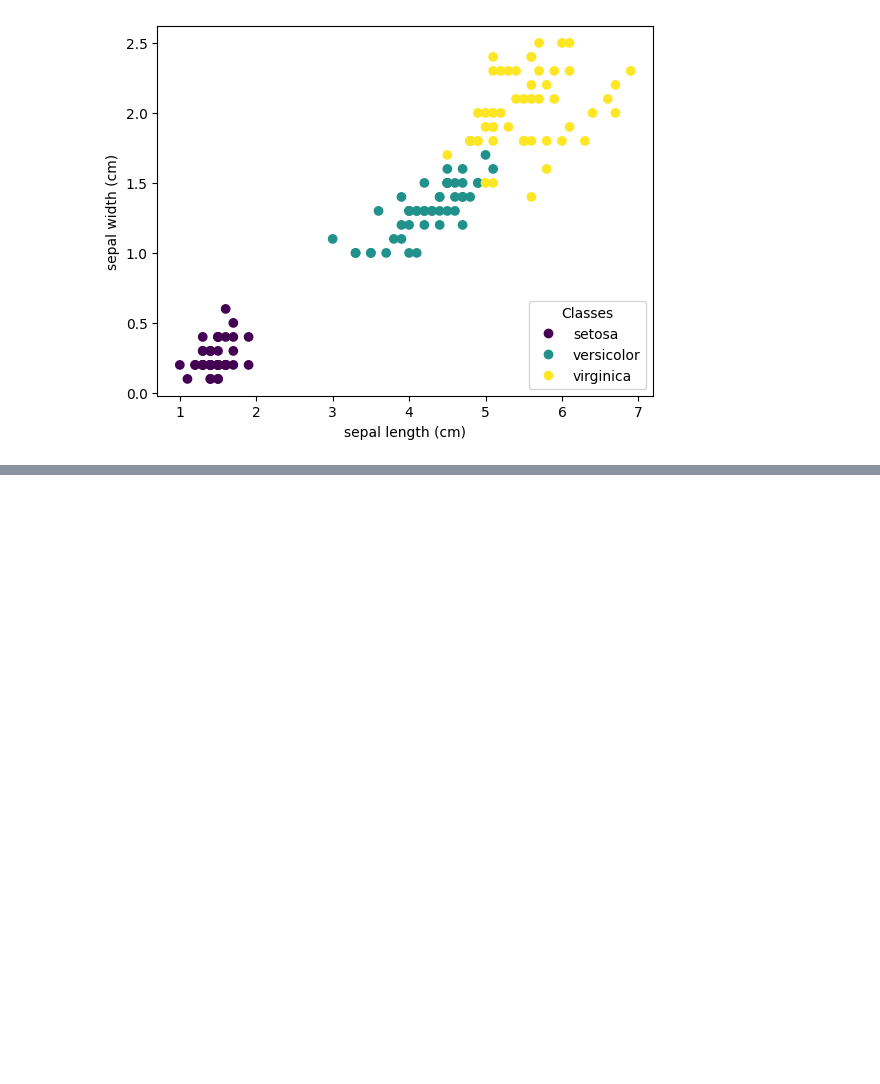
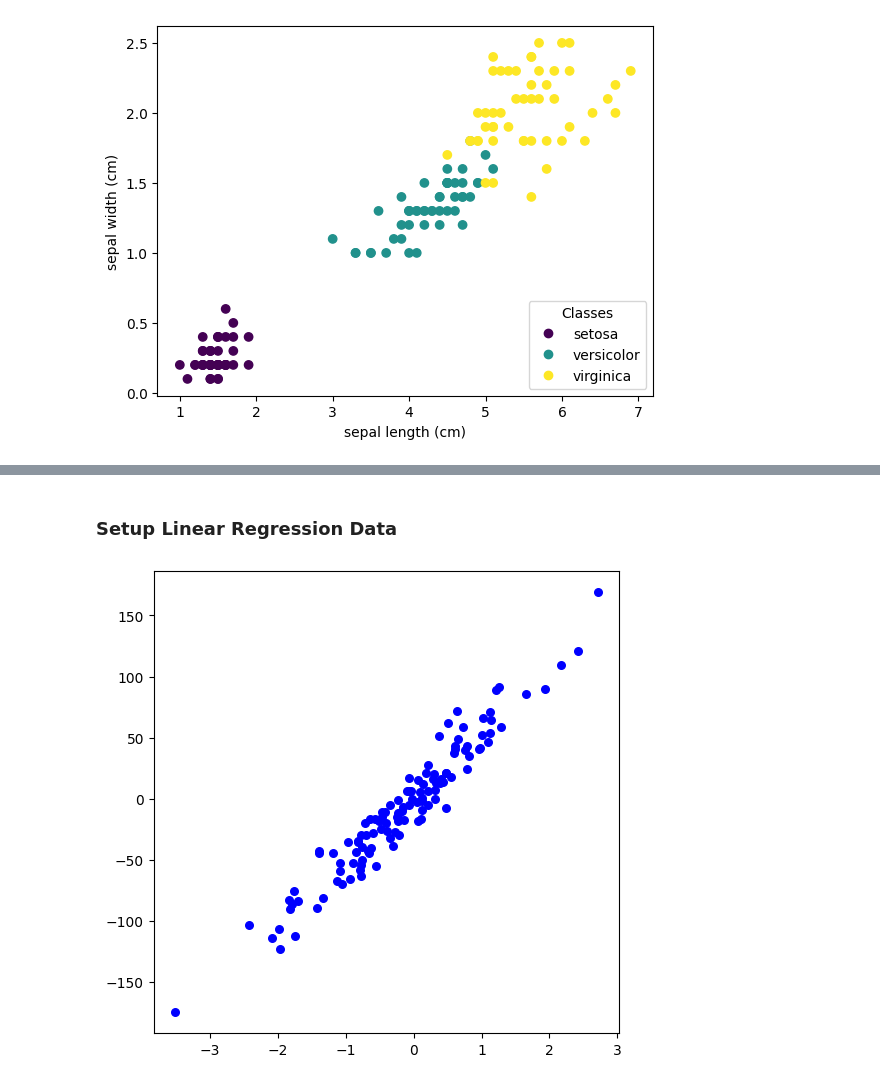
Before and after one commit to lewinl349/ML-Notebook-Email-Spam, a Jupyter notebook: Basic Algorithms/main.ipynb, the cells around one changed output, grey strips where cells are left out. Cells and saved outputs as stored; diff of their text form; code cells hidden in the pictures; blank space fills up the shorter version.

```diff
--- a/Basic Algorithms/main.ipynb
+++ b/Basic Algorithms/main.ipynb
@@ -37,0 +43,11 @@ Accuracy 90.0%
+# %% [markdown]
+### Setup Linear Regression Data
+# %%
+X, y = datasets.make_regression(n_samples=120, n_features=1, noise=15)
+X_train, X_test, y_train, y_test = train_test_split(X, y, test_size=0.20)
+
+fig = plt.figure(figsize=(6, 6))
+plt.scatter(X[:, 0], y, color = "b", marker = "o", s = 30)
+plt.show()
+# %% [output]
+[figure, added]
```
Also changed, not shown: parts of 3 cells of this notebook.
